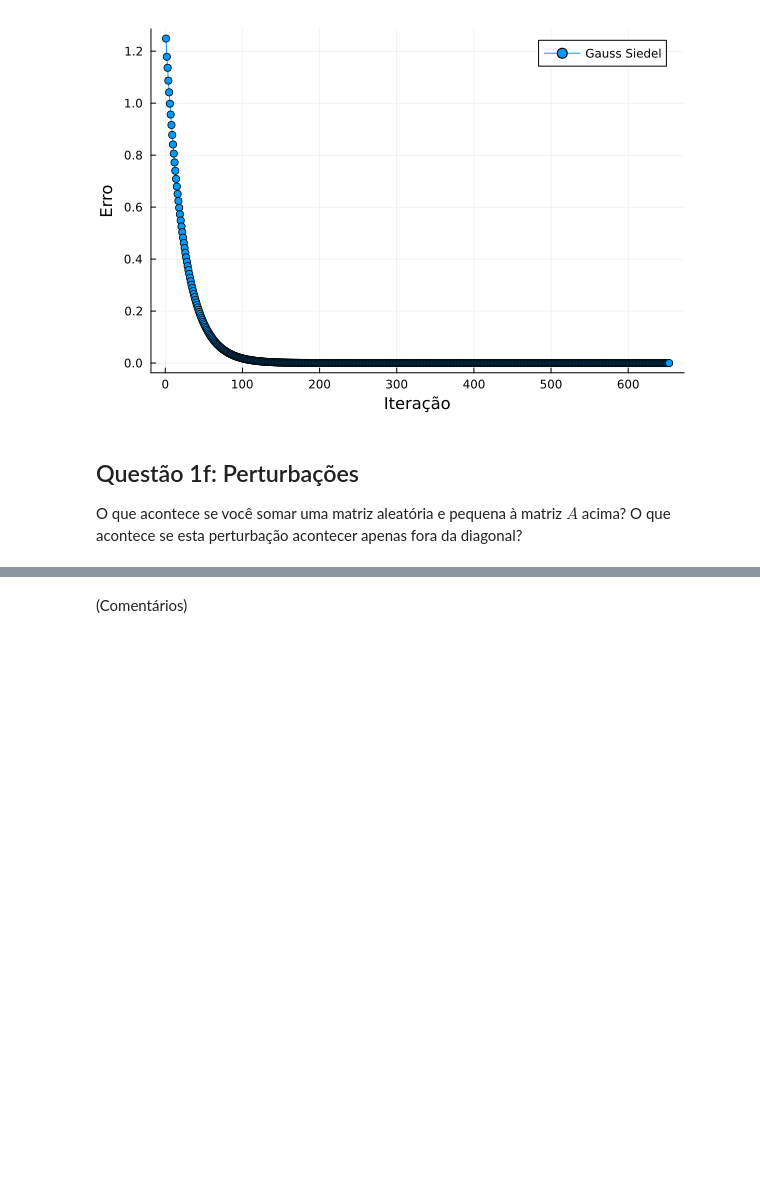
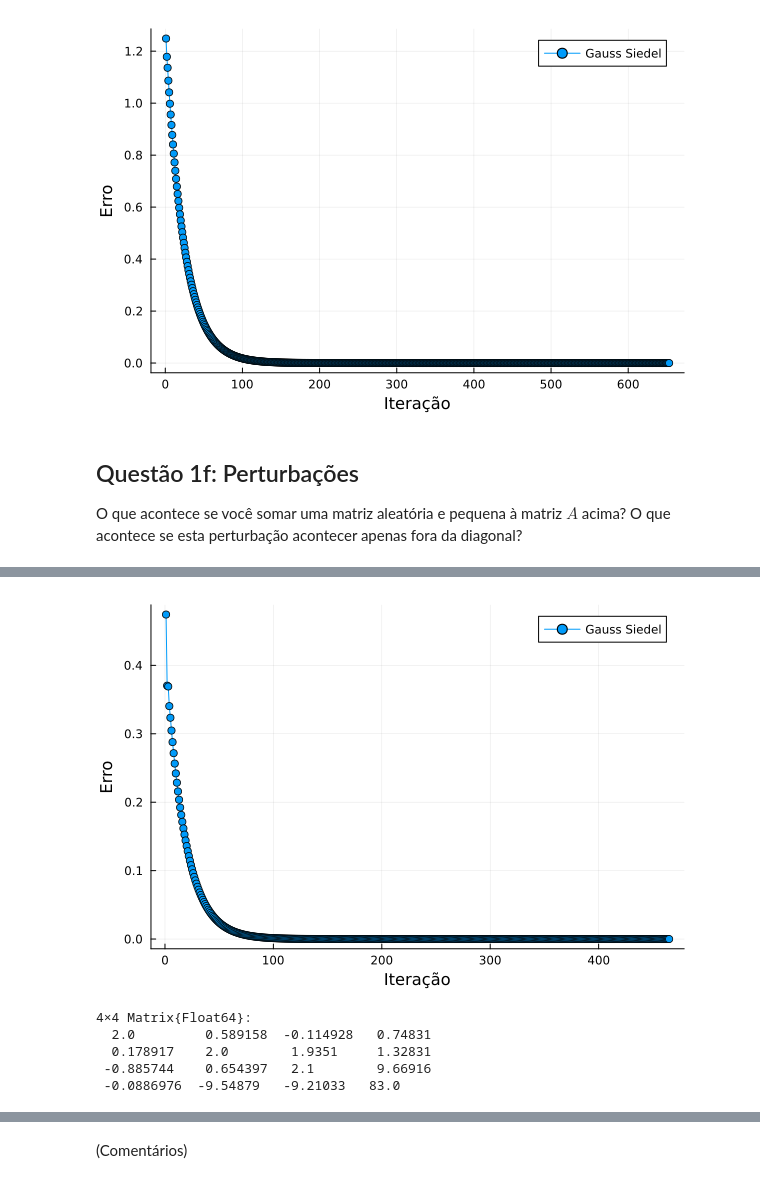
Before and after one commit to FGVTrabalhos/Jacobi, a Jupyter notebook: Projeto2.ipynb, the cells around one changed output, grey strips where cells are left out. Saved outputs shown, nothing was run; the diff lists cells and outputs as text; code cells hidden in the pictures; blank space fills up the shorter version.

```diff
--- a/Projeto2.ipynb
+++ b/Projeto2.ipynb
@@ -277,3 +276,6 @@ test_matrix_separado(JacobiFaster, rand(4), GaussSiedel, "Gauss Siedel")
 O que acontece se você somar uma matriz aleatória e pequena à matriz $A$ acima?  O que acontece se esta perturbação acontecer apenas fora da diagonal?
 # %%
 # Código
+pequena = rand(4,4) / 8
+println(norm(pequena))
+nA = A + pequena
@@ -279,0 +294,18 @@ O que acontece se você somar uma matriz aleatória e pequena à matriz $A$ acim
+# %%
+
+test_matrix_separado(nA, rand(4), GaussSiedel, "Gauss Siedel")
+# %% [output]
+[figure, added]
+# %%
+
+
+pequenasemdiag = rand(4,4) * 2
+pequenasemdiag .-= diag(pequenasemdiag)
+
+nA2 = A + pequenasemdiag
+# %% [output]
+4×4 Matrix{Float64}:
+  2.0         0.589158  -0.114928   0.74831
+  0.178917    2.0        1.9351     1.32831
+ -0.885744    0.654397   2.1        9.66916
+ -0.0886976  -9.54879   -9.21033   83.0
```
Also changed, not shown: parts of 7 cells of this notebook.
